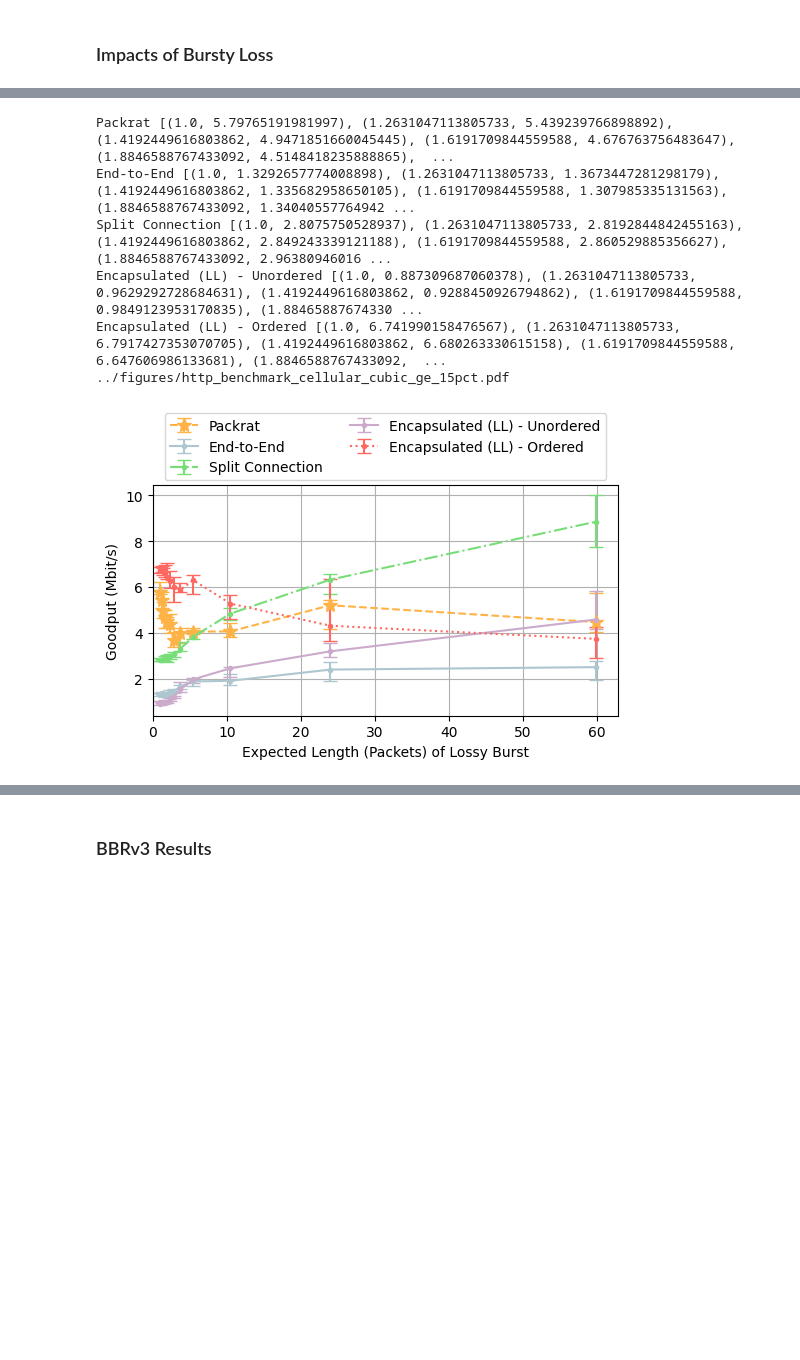
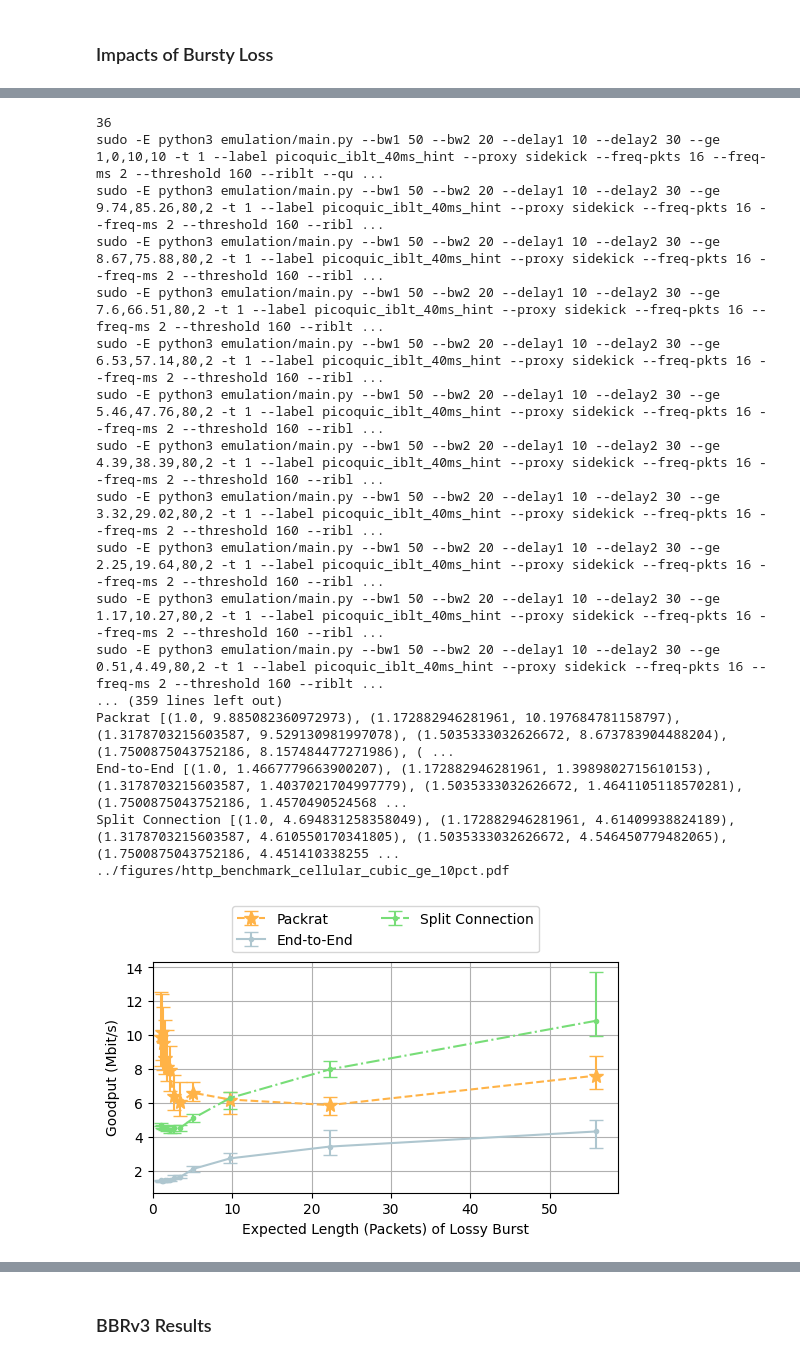
Before and after one commit to StanfordSNR/sidekick-downloads, a Jupyter notebook: notebook/http3_benchmark.ipynb, the cells around one changed output, grey strips where cells are left out. Drawn from its saved outputs; the diff is of its cells as text; code cells hidden in the pictures; blank space fills up the shorter version.

```diff
--- a/notebook/http3_benchmark.ipynb
+++ b/notebook/http3_benchmark.ipynb
@@ -90,7 +90,7 @@ def plot_loss_vs_metric_line(data, title, ylabel, ncol=3, ylim=0, delta=25, pdf=
     if ge:
         plt.xlabel('Expected Length (Packets) of Lossy Burst')
     else:
-        plt.xlabel('Link-Layer Loss % Near Data Receiver')
+        plt.xlabel('IP Loss % Near Data Receiver')
     plt.ylabel(ylabel)
     plt.grid()
     plt.xlim(0)
@@ -195,11 +270,21 @@ Encapsulated (LL) - Ordered [(1.0, 17.916577517627957), (1.2631047113805733, 17.
 # %%
-# 15% loss
-exec_single_ge(15, 'cellular', ACK_DELAY_CELL)
+exec_single_ge(10, 'cellular', ACK_DELAY_CELL)
 # %% [output]
-Packrat [(1.0, 5.79765191981997), (1.2631047113805733, 5.439239766898892), (1.4192449616803862, 4.9471851660045445), (1.6191709844559588, 4.676763756483647), (1.8846588767433092, 4.5148418235888865),  ...
-End-to-End [(1.0, 1.3292657774008898), (1.2631047113805733, 1.3673447281298179), (1.4192449616803862, 1.335682958650105), (1.6191709844559588, 1.307985335131563), (1.8846588767433092, 1.34040557764942 ...
-Split Connection [(1.0, 2.8075750528937), (1.2631047113805733, 2.8192844842455163), (1.4192449616803862, 2.849243339121188), (1.6191709844559588, 2.860529885356627), (1.8846588767433092, 2.96380946016 ...
-Encapsulated (LL) - Unordered [(1.0, 0.887309687060378), (1.2631047113805733, 0.9629292728684631), (1.4192449616803862, 0.9288450926794862), (1.6191709844559588, 0.9849123953170835), (1.88465887674330 ...
-Encapsulated (LL) - Ordered [(1.0, 6.741990158476567), (1.2631047113805733, 6.7917427353070705), (1.4192449616803862, 6.680263330615158), (1.6191709844559588, 6.647606986133681), (1.8846588767433092,  ...
-../figures/http_benchmark_cellular_cubic_ge_15pct.pdf
+36
+sudo -E python3 emulation/main.py --bw1 50 --bw2 20 --delay1 10 --delay2 30 --ge 1,0,10,10 -t 1 --label picoquic_iblt_40ms_hint --proxy sidekick --freq-pkts 16 --freq-ms 2 --threshold 160 --riblt --qu ...
+sudo -E python3 emulation/main.py --bw1 50 --bw2 20 --delay1 10 --delay2 30 --ge 9.74,85.26,80,2 -t 1 --label picoquic_iblt_40ms_hint --proxy sidekick --freq-pkts 16 --freq-ms 2 --threshold 160 --ribl ...
+sudo -E python3 emulation/main.py --bw1 50 --bw2 20 --delay1 10 --delay2 30 --ge 8.67,75.88,80,2 -t 1 --label picoquic_iblt_40ms_hint --proxy sidekick --freq-pkts 16 --freq-ms 2 --threshold 160 --ribl ...
+sudo -E python3 emulation/main.py --bw1 50 --bw2 20 --delay1 10 --delay2 30 --ge 7.6,66.51,80,2 -t 1 --label picoquic_iblt_40ms_hint --proxy sidekick --freq-pkts 16 --freq-ms 2 --threshold 160 --riblt ...
+sudo -E python3 emulation/main.py --bw1 50 --bw2 20 --delay1 10 --delay2 30 --ge 6.53,57.14,80,2 -t 1 --label picoquic_iblt_40ms_hint --proxy sidekick --freq-pkts 16 --freq-ms 2 --threshold 160 --ribl ...
+sudo -E python3 emulation/main.py --bw1 50 --bw2 20 --delay1 10 --delay2 30 --ge 5.46,47.76,80,2 -t 1 --label picoquic_iblt_40ms_hint --proxy sidekick --freq-pkts 16 --freq-ms 2 --threshold 160 --ribl ...
+sudo -E python3 emulation/main.py --bw1 50 --bw2 20 --delay1 10 --delay2 30 --ge 4.39,38.39,80,2 -t 1 --label picoquic_iblt_40ms_hint --proxy sidekick --freq-pkts 16 --freq-ms 2 --threshold 160 --ribl ...
+sudo -E python3 emulation/main.py --bw1 50 --bw2 20 --delay1 10 --delay2 30 --ge 3.32,29.02,80,2 -t 1 --label picoquic_iblt_40ms_hint --proxy sidekick --freq-pkts 16 --freq-ms 2 --threshold 160 --ribl ...
+sudo -E python3 emulation/main.py --bw1 50 --bw2 20 --delay1 10 --delay2 30 --ge 2.25,19.64,80,2 -t 1 --label picoquic_iblt_40ms_hint --proxy sidekick --freq-pkts 16 --freq-ms 2 --threshold 160 --ribl ...
+sudo -E python3 emulation/main.py --bw1 50 --bw2 20 --delay1 10 --delay2 30 --ge 1.17,10.27,80,2 -t 1 --label picoquic_iblt_40ms_hint --proxy sidekick --freq-pkts 16 --freq-ms 2 --threshold 160 --ribl ...
+sudo -E python3 emulation/main.py --bw1 50 --bw2 20 --delay1 10 --delay2 30 --ge 0.51,4.49,80,2 -t 1 --label picoquic_iblt_40ms_hint --proxy sidekick --freq-pkts 16 --freq-ms 2 --threshold 160 --riblt ...
+... (359 lines left out)
+Packrat [(1.0, 9.885082360972973), (1.172882946281961, 10.197684781158797), (1.3178703215603587, 9.529130981997078), (1.5035333032626672, 8.673783904488204), (1.7500875043752186, 8.157484477271986), ( ...
+End-to-End [(1.0, 1.4667779663900207), (1.172882946281961, 1.3989802715610153), (1.3178703215603587, 1.4037021704997779), (1.5035333032626672, 1.4641105118570281), (1.7500875043752186, 1.4570490524568 ...
+Split Connection [(1.0, 4.694831258358049), (1.172882946281961, 4.61409938824189), (1.3178703215603587, 4.610550170341805), (1.5035333032626672, 4.546450779482065), (1.7500875043752186, 4.451410338255 ...
+../figures/http_benchmark_cellular_cubic_ge_10pct.pdf
-[figure, old version]
+[figure, new version]
```
Also changed, not shown: parts of 12 cells of this notebook.
